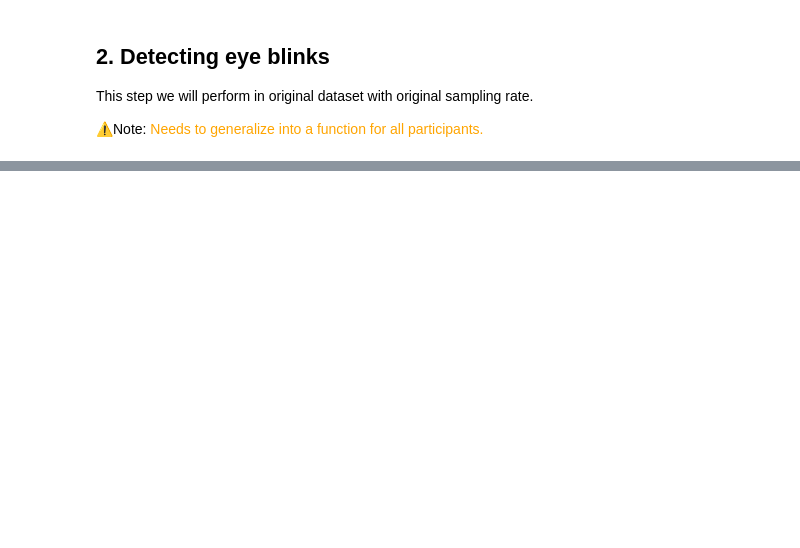
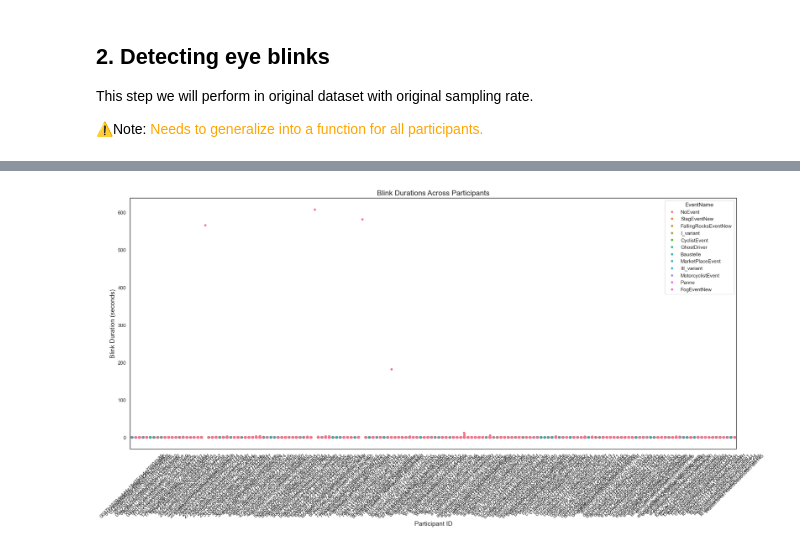
Before and after one commit to JohnMadrid/fpca-takeOverRequests, a Jupyter notebook: preprocessing.ipynb, the cells around one changed output, grey strips where cells are left out. Cells and saved outputs as stored; diff of their text form; code cells hidden in the pictures; blank space fills up the shorter version.

```diff
--- a/preprocessing.ipynb
+++ b/preprocessing.ipynb
@@ -323,0 +325,22 @@ blinks_df
+# %%
+# Initialize an empty DataFrame to store all participants' blink durations
+blinks_df = pd.DataFrame()
+
+# Calculate blink durations per uid
+for uid in df['uid'].unique():
+    uid_df = df[df['uid'] == uid]
+    # Initialize a column to hold blink duration information
+    uid_df['BlinkDuration'] = 0.0  # Use np.nan for compatibility with float values
+
+    # Identify where blinks start and end
+    blink_starts = uid_df['Blink'] & ~uid_df['Blink'].shift(1).fillna(False)  # Blink starts
+    blink_ends = uid_df['Blink'] & ~uid_df['Blink'].shift(-1).fillna(False)    # Blink ends
+    #
+    # Calculate the durations
+    blink_times = uid_df[blink_starts]['TimeStamp_in_sec']
+    durations = uid_df[blink_ends]['TimeStamp_in_sec'].reset_index(drop=True) - blink_times.reset_index(drop=True)
+    # Update the "BlinkDuration" column, storing blink duration at start index in the DataFrame
+    for start_index, duration in zip(blink_times.index, durations):
+        blinks_df.at[start_index, 'BlinkDuration'] = duration
+    # Append the processed uid_df to the blinks_df DataFrame
+    blinks_df = pd.concat([blinks_df, uid_df], ignore_index=True)
@@ -323,0 +381,17 @@ blinks_df
+# %%
+# Set the visual style
+sns.set(style="white")
+
+# Create a boxplot for blink durations across participants
+# plt.figure(figsize=(24, 10))
+fig, ax = plt.subplots(figsize=(24,10))
+sns.stripplot(x='uid', y='BlinkDuration', data=blinks_df, hue='EventName')
+
+# Add title and labels
+plt.title('Blink Durations Across Participants', fontsize=16)
+plt.xlabel('Participant ID', fontsize=14)
+plt.ylabel('Blink Duration (seconds)', fontsize=14)
+plt.xticks(rotation=45)
+plt.show()
+# %% [output]
+[figure, added]
```
Also changed, not shown: parts of 28 cells of this notebook.
